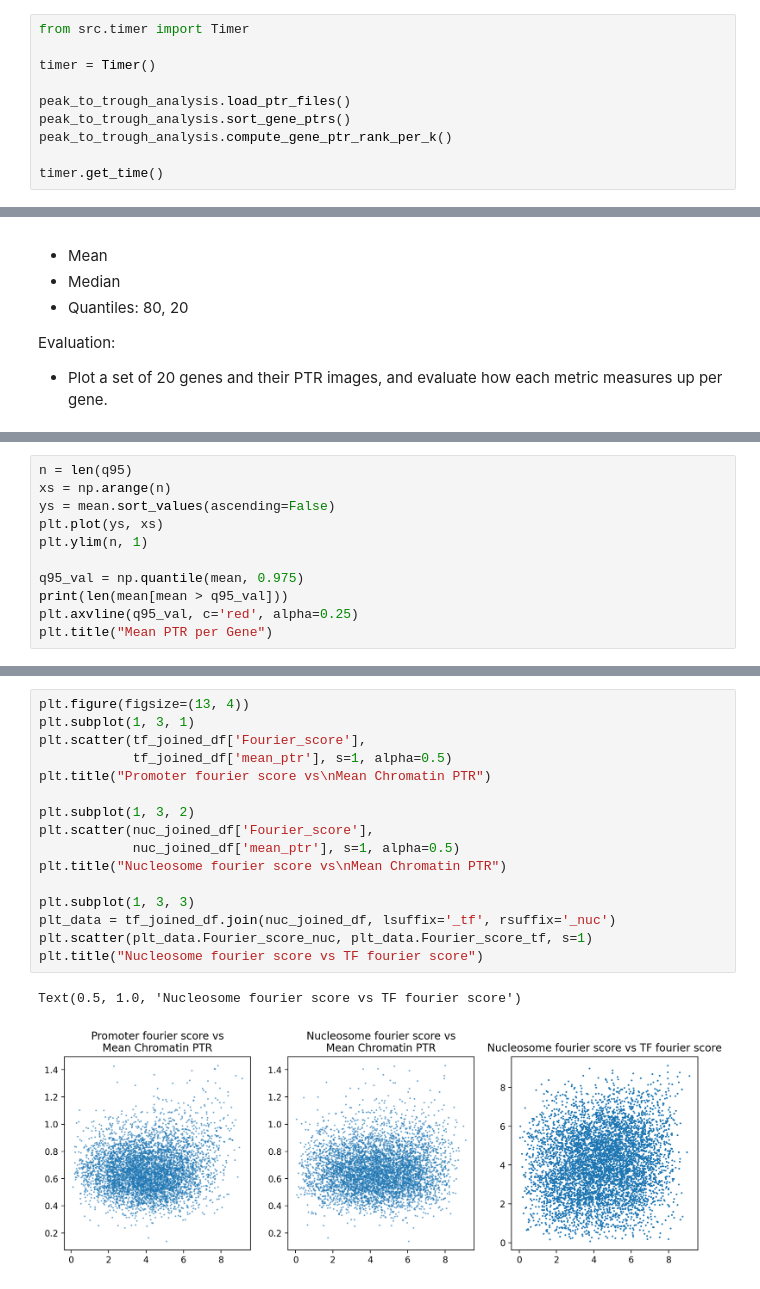
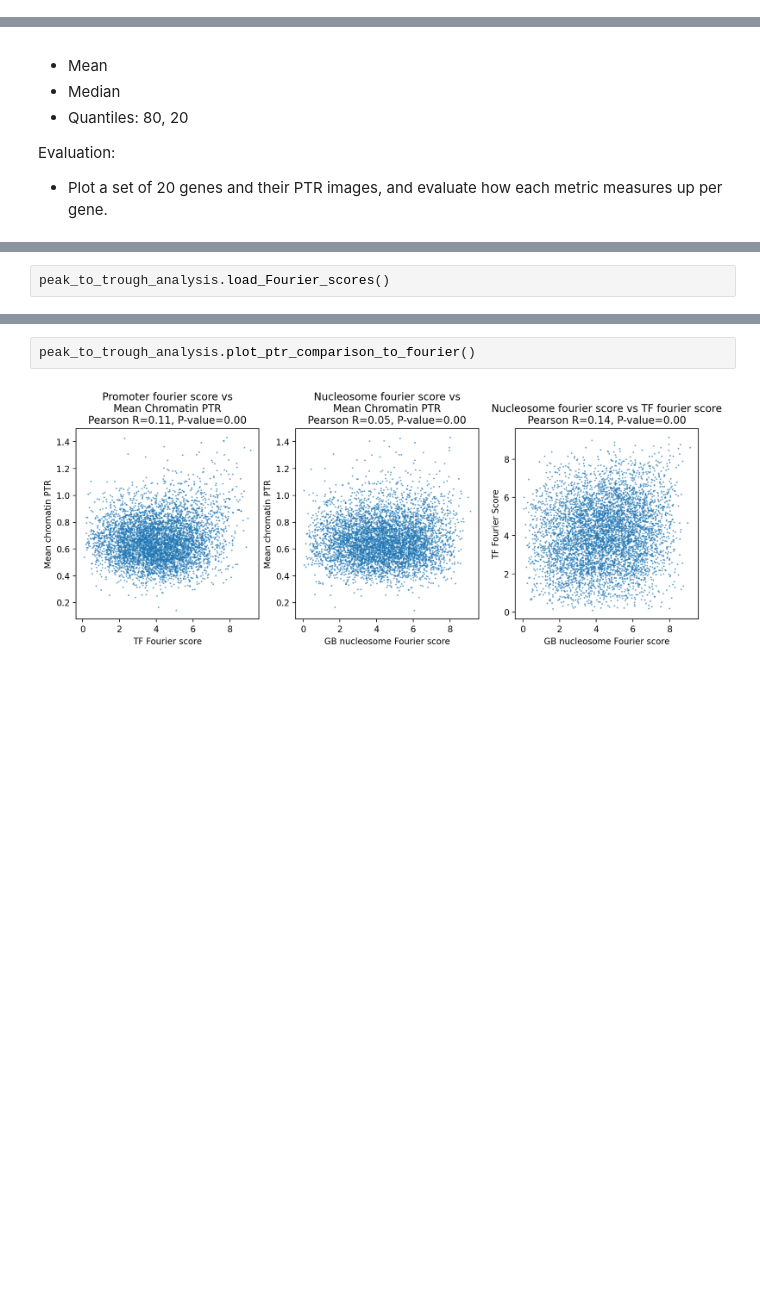
Before and after one commit to HarteminkLab/cell-cycle-deconv, a Jupyter notebook: 06_Chromatin_PTR_Analysis.ipynb, the cells around one changed output, grey strips where cells are left out. Drawn from its saved outputs; the diff is of its cells as text; blank space fills up the shorter version.

Commit message:
Refactor PTR analysis for comparison to Fourier scores, compute the ptr values for the raw chromatin data

```diff
--- a/06_Chromatin_PTR_Analysis.ipynb
+++ b/06_Chromatin_PTR_Analysis.ipynb
@@ -24,13 +27,3 @@ outdir = 'output/deconvolve_combined_g_opt_2024_03_14/chromatin/'
 from cc_src.peak_to_trough_anaysis import PeakToTroughAnalysis
 
 peak_to_trough_analysis = PeakToTroughAnalysis(outdir)
-# %%
-from src.timer import Timer
-
-timer = Timer()
-
-peak_to_trough_analysis.load_ptr_files()
-peak_to_trough_analysis.sort_gene_ptrs()
-peak_to_trough_analysis.compute_gene_ptr_rank_per_k()
-
-timer.get_time()
@@ -68,11 +44,2 @@ plotter.plot_distribution()
 # %%
-n = len(q95)
-xs = np.arange(n)
-ys = mean.sort_values(ascending=False)
-plt.plot(ys, xs)
-plt.ylim(n, 1)
-
-q95_val = np.quantile(mean, 0.975)
-print(len(mean[mean > q95_val]))
-plt.axvline(q95_val, c='red', alpha=0.25)
-plt.title("Mean PTR per Gene")
+peak_to_trough_analysis.load_Fourier_scores()
@@ -109,19 +46,4 @@ nuc_joined_df = load_join_yulong_fourier_score(gb_nuc_path,
 # %%
-plt.figure(figsize=(13, 4))
-plt.subplot(1, 3, 1)
-plt.scatter(tf_joined_df['Fourier_score'],
-            tf_joined_df['mean_ptr'], s=1, alpha=0.5)
-plt.title("Promoter fourier score vs\nMean Chromatin PTR")
-
-plt.subplot(1, 3, 2)
-plt.scatter(nuc_joined_df['Fourier_score'],
-            nuc_joined_df['mean_ptr'], s=1, alpha=0.5)
-plt.title("Nucleosome fourier score vs\nMean Chromatin PTR")
-
-plt.subplot(1, 3, 3)
-plt_data = tf_joined_df.join(nuc_joined_df, lsuffix='_tf', rsuffix='_nuc')
-plt.scatter(plt_data.Fourier_score_nuc, plt_data.Fourier_score_tf, s=1)
-plt.title("Nucleosome fourier score vs TF fourier score")
+peak_to_trough_analysis.plot_ptr_comparison_to_fourier()
 # %% [output]
-Text(0.5, 1.0, 'Nucleosome fourier score vs TF fourier score')
-[figure, old version]
+[figure, new version]
```
Also changed, not shown: parts of 15 cells of this notebook, 1 other file.
